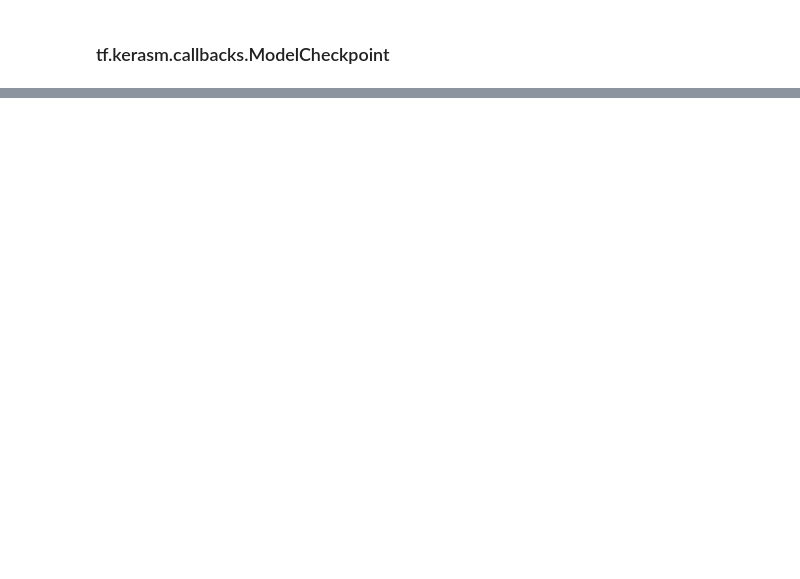
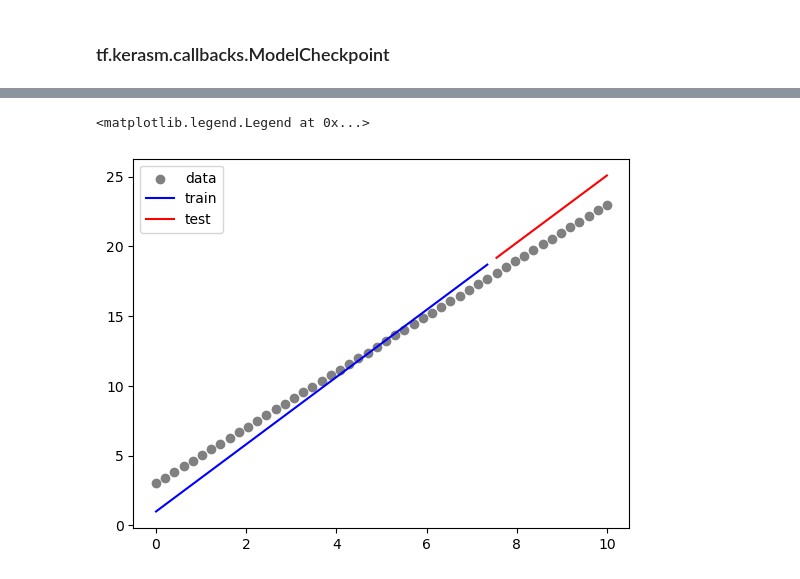
Before and after one commit to chickengak/TIL, a Jupyter notebook: dev-journey/deeplearning_callbacks_2.ipynb, the cells around one changed output, grey strips where cells are left out. Drawn from its saved outputs; the diff is of its cells as text; code cells hidden in the pictures; blank space fills up the shorter version.

```diff
--- a/dev-journey/deeplearning_callbacks_2.ipynb
+++ b/dev-journey/deeplearning_callbacks_2.ipynb
@@ -22,0 +78,21 @@ tf.keras.callbacks.ModelCheckpoint(
+# %%
+""" ▶ Step 2. 모델 만들고 컴파일 후 학습 """
+
+import os
+import datetime
+model = Sequential([
+    Dense(1, input_shape=(1,), activation = 'linear')
+])
+
+early_stopping = EarlyStopping(monitor = 'val_loss', min_delta = 0.001, patience = 5, verbose = 1, mode = 'auto', start_from_epoch=10)
+
+csv_logger = CSVLogger('./logs/training.csv')
+
+log_dir = os.path.join('logs', 'fit', datetime.datetime.now().strftime("%Y%m%d-%H%M%S"))
+tensorboard_callback = TensorBoard(log_dir = log_dir, histogram_freq = 1)
+
+model.compile(optimizer = 'sgd', loss = 'mse')
+
+model.fit(x_train, y_train, epochs = 500, callbacks = [early_stopping, csv_logger, tensorboard_callback], validation_data = (x_test, y_test))
+
+print(model.get_weights())
@@ -22,0 +117,6 @@ tf.keras.callbacks.ModelCheckpoint(
+# %%
+plt.scatter(x,y, label='data',color ='gray')
+plt.plot (x_train , model.predict(x_train), label ='train', color ='blue')
+plt.plot(x_test, model.predict(x_test), label ='test' ,color ='red')
+plt.legend()
+# %% [output]
@@ -22,0 +125,2 @@ tf.keras.callbacks.ModelCheckpoint(
+<matplotlib.legend.Legend at 0x...>
+[figure, added]
```
Also changed, not shown: parts of 9 cells of this notebook, 9 other files.
